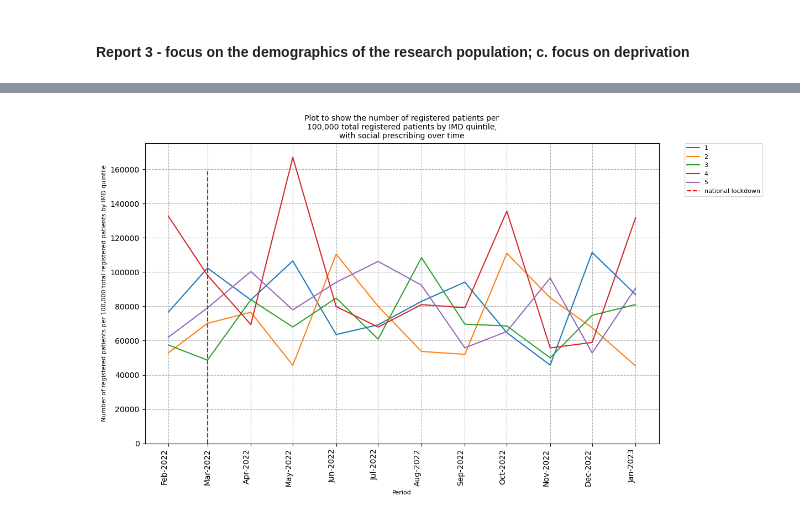
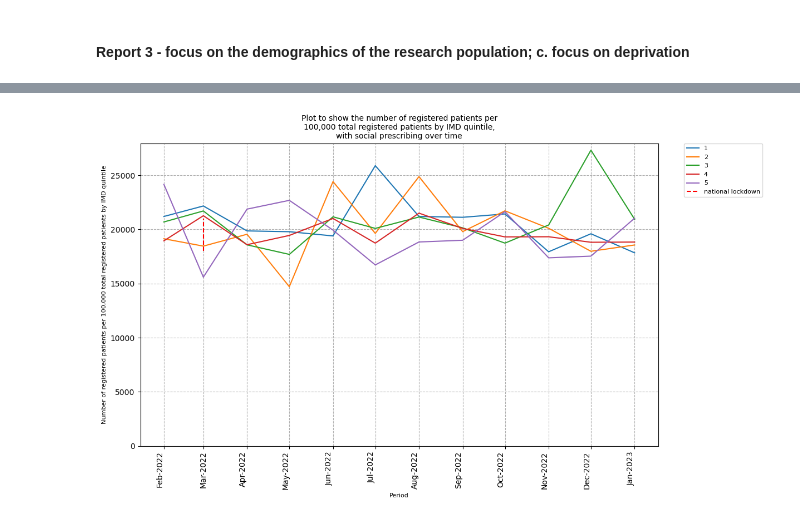
Before and after one commit to opensafely/dfms-covid19, a Jupyter notebook: analysis/report_3c_demograhics_deprivation.ipynb, the cells around one changed output, grey strips where cells are left out. Cells and saved outputs as stored; diff of their text form; code cells hidden in the pictures.

```diff
--- a/analysis/report_3c_demograhics_deprivation.ipynb
+++ b/analysis/report_3c_demograhics_deprivation.ipynb
@@ -241,38 +241,38 @@ Jan-23   21  21.42  20.69  21.89  14.99
 # %%
-df1 = df.assign(weighted_research_population=lambda x: x.research_population / (x.population / 100000))
-df2 = df1.groupby(['date', 'imd_q5']).weighted_research_population.sum().unstack()
+df1 = df.assign(weighted_population=lambda x: x.population / 100000)
+df2 = df1.groupby(['date', 'imd_q5']).research_population.sum().unstack() / df1.groupby(['date', 'imd_q5']).weighted_population.sum().unstack()
 
 fig = plt.figure(figsize=(12,8))
 ax = plt.subplot()
 
 months = mdates.MonthLocator()
 date_format = mdates.DateFormatter('%b-%Y')
 
 ax.xaxis.set_major_formatter(date_format)
 ax.xaxis.set_major_locator(months)
 fig.autofmt_xdate()
 ax.plot(df2)
 ax.set_xlabel('Period', fontsize=8)
 ax.set_ylabel('Number of registered patients per 100,000 total registered patients by IMD quintile', fontsize=8)
 plt.vlines(
         x=[pd.to_datetime(covid)],
         ymin=18000,
         ymax=21000,
         colors="red",
         ls="--",
         label="national lockdown",
     )
 
 plt.ylim(ymin=0)
 plt.xticks(rotation=90)
 title = 'Plot to show the number of registered patients per 100,000 total registered patients by IMD quintile, with social prescribing over time'
 plt.title('\n'.join(wrap(title,50)), fontsize=10)
 plt.legend(labels= ["1", "2", "3", "4", "5", "national lockdown"], bbox_to_anchor=(1.05, 1), loc='upper left', borderaxespad=0, fontsize=8)
 plt.grid(linestyle="dashed")
 plt.savefig(f"../output/measure_social_prescribing_imd_weighted_plot.png", bbox_inches='tight', dpi=150)
 plt.show()
 # %% [output]
-[figure, old version]
+[figure, new version]
 # %%
 print(tabulate(df2.iloc[:1], headers='keys', tablefmt = 'simple'))
 print(tabulate(df2.iloc[-1:], headers='keys', tablefmt = 'simple'))
```
Also changed, not shown: parts of 17 cells of this notebook, 3 other files.
